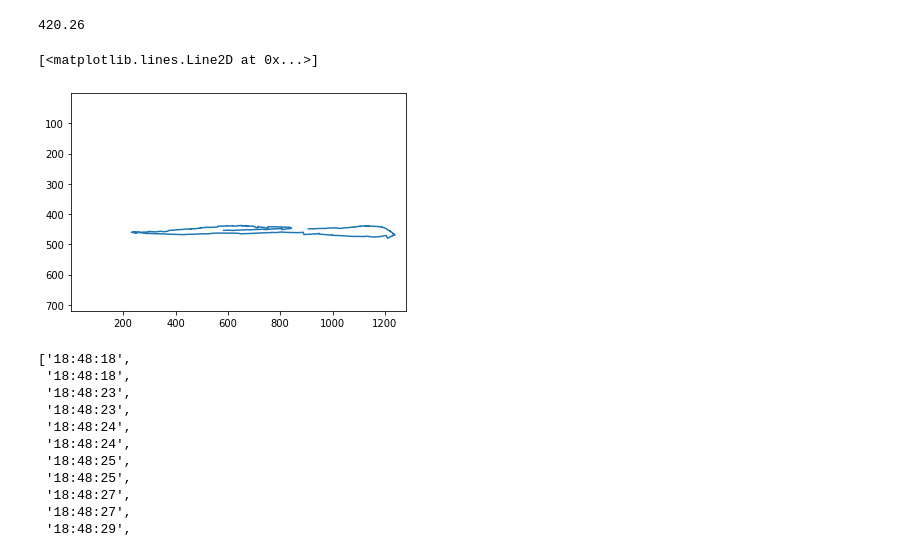
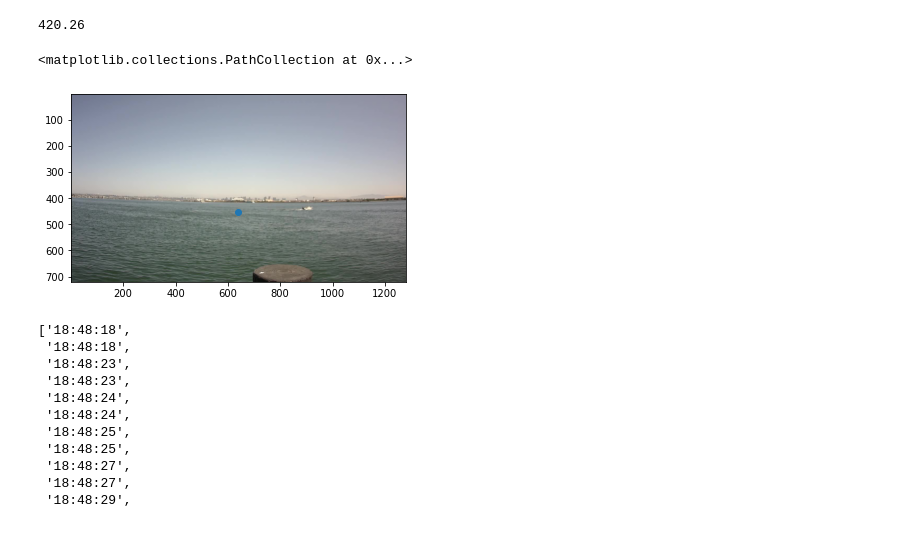
Before and after one commit to Blair-Johnson/crowsnest, a Jupyter notebook: Positional Regression.ipynb, the cells around one changed output. Saved outputs shown, nothing was run; the diff lists cells and outputs as text; code cells hidden in the pictures.

```diff
--- a/Positional Regression.ipynb
+++ b/Positional Regression.ipynb
@@ -56,11 +56,13 @@ np.savetxt("6_xy.csv", location_xy, delimiter=",")
 # %%
 plt.xlim(1,1280)
 plt.ylim(1,720)
+im = plt.imread("./video_data/6_Moment.jpg")
+implot = plt.imshow(im)
 plt.gca().invert_yaxis()
-plt.plot(location_xy[:,0],location_xy[:,1])
+plt.scatter(location_xy[3535,0],location_xy[3535,1])
 # %% [output]
-[<matplotlib.lines.Line2D at 0x...>]
+<matplotlib.collections.PathCollection at 0x...>
-[figure, old version]
+[figure, new version]
 # %%
 stamps
 # %% [output]
```
Also changed, not shown: 13 other files.
